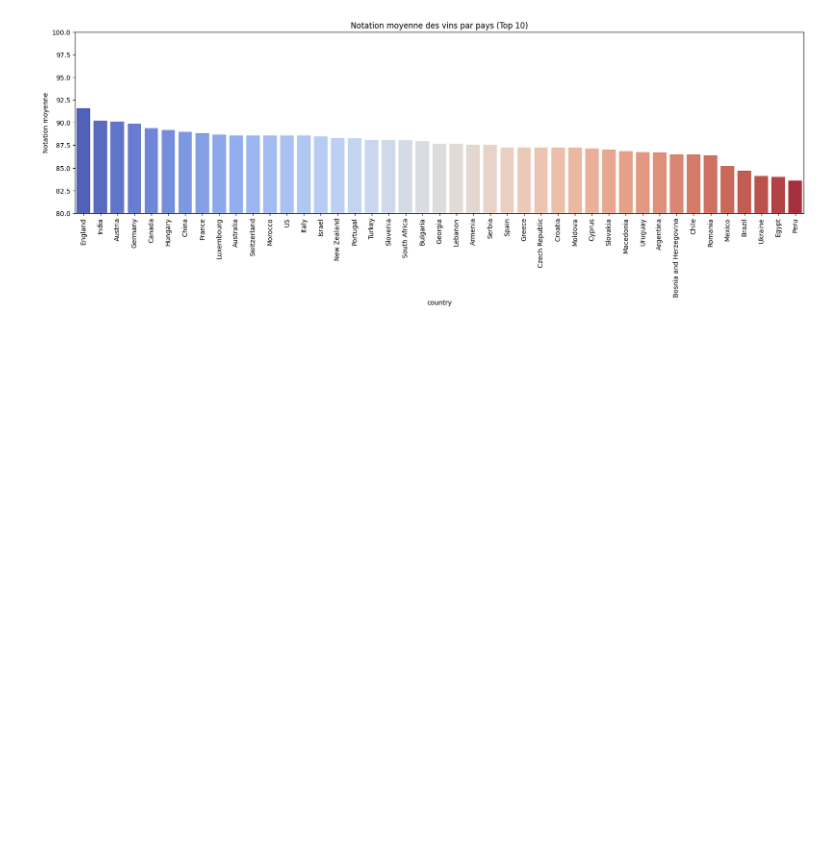
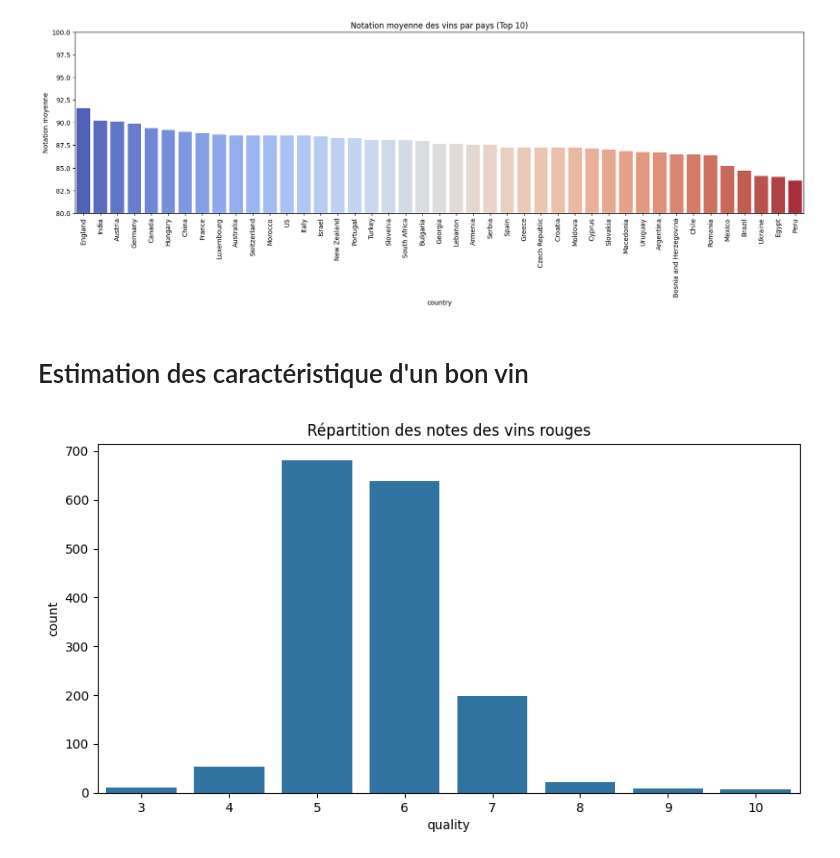
Before and after one commit to PhilippeMath49/ProjetVinasse, a Jupyter notebook: src/Notebook.ipynb, the cells around one changed output. Saved outputs shown, nothing was run; the diff lists cells and outputs as text; code cells hidden in the pictures; blank space fills up the shorter version.

```diff
--- a/src/Notebook.ipynb
+++ b/src/Notebook.ipynb
@@ -470,3 +470,15 @@ plt.xticks(rotation=90)
 plt.show()
 # %% [output]
 [figure]
+# %% [markdown]
+# Estimation des caractéristique d'un bon vin
+# %%
+df_quality = pd.read_csv('data/winequality-red.csv')
+
+# afficher la répartition des notes
+plt.figure(figsize=(10,5))
+sns.countplot(x='quality', data=df_quality)
+plt.title('Répartition des notes des vins rouges')
+plt.show()
+# %% [output]
+[figure, added]
```
Also changed, not shown: parts of 3 cells of this notebook, 1 other file.
